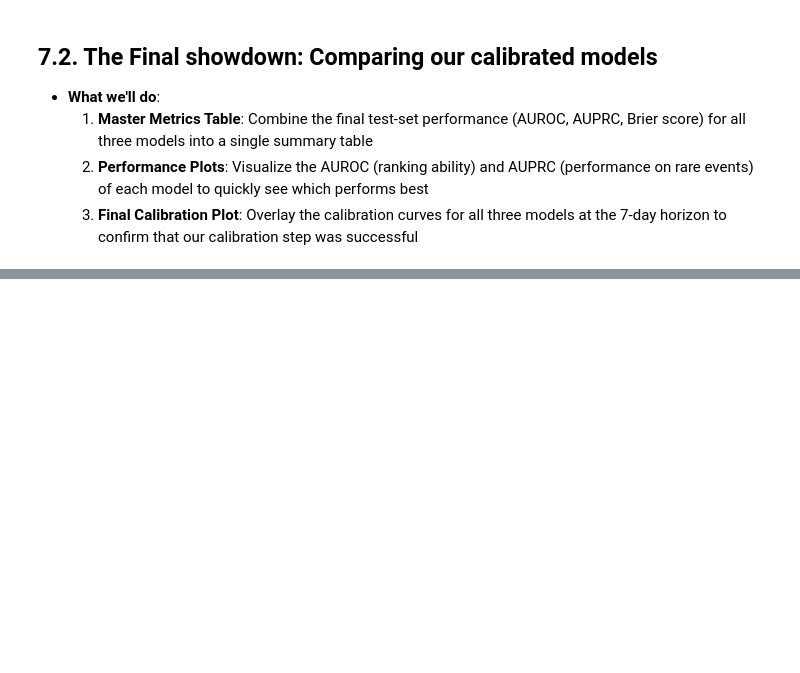
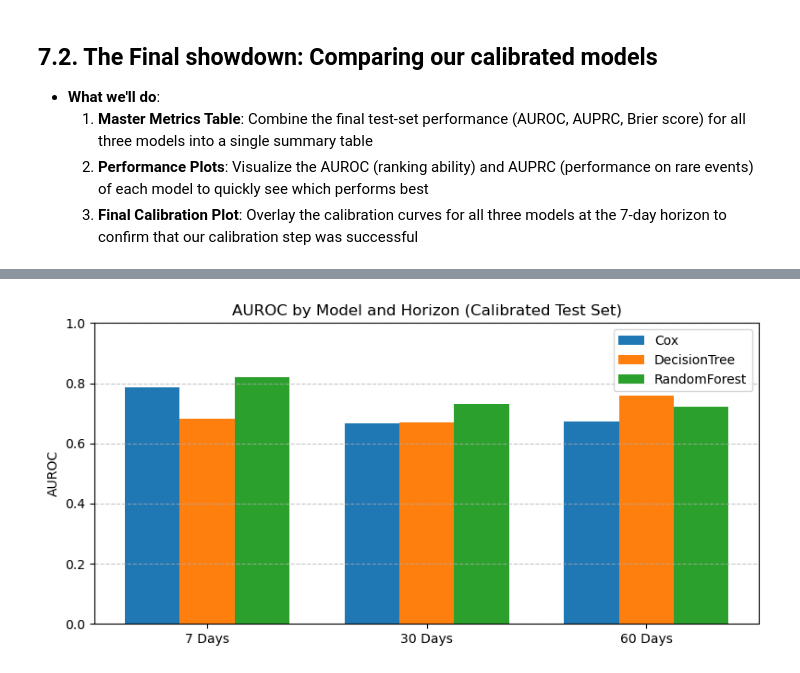
Before and after one commit to IE-ML-for-Healthcare/ICU_Survival_analysis, a Jupyter notebook: 03_ICU_Survival_analysis_DT_RF.ipynb, the cells around one changed output, grey strips where cells are left out. Saved outputs shown, nothing was run; the diff lists cells and outputs as text; code cells hidden in the pictures; blank space fills up the shorter version.

```diff
--- a/03_ICU_Survival_analysis_DT_RF.ipynb
+++ b/03_ICU_Survival_analysis_DT_RF.ipynb
@@ -1445,42 +1606,80 @@ print("Calibrators trained on validation set and calibrated predictions stored."
     2.  **Performance Plots**: Visualize the AUROC (ranking ability) and AUPRC (performance on rare events) of each model to quickly see which performs best
     3.  **Final Calibration Plot**: Overlay the calibration curves for all three models at the 7-day horizon to confirm that our calibration step was successful
 # %%
+# Final model comparison: calibrated AUROC, AUPRC, Brier + grouped bars and 7-day calibration
 HORIZONS = ARTIFACTS["horizons_days"]
 
+# ---- Step 1: build calibrated metrics table with safe fallbacks ----
 rows = []
-# --- Step 1: Build a master table with calibrated metrics ---
 for h in HORIZONS:
     y_te = ARTIFACTS["labels_test"][h]["y_true"].to_numpy()
     m_te = ARTIFACTS["labels_test"][h]["mask"]
 
-    # Calculate metrics for each model using the calibrated predictions
-    rows.append({"model": "Cox", "horizon_days": h, **fixed_horizon_metrics(
-        y_te, ARTIFACTS["cph_pred_test_cal"][f"Risk_{h}d"], m_te)})
+    # choose calibrated if present, else raw
+    cph_key = "cph_pred_test_cal" if "cph_pred_test_cal" in ARTIFACTS else "cph_pred_test"
+    dt_key  = "dt_pred_test_cal"  if "dt_pred_test_cal"  in ARTIFACTS else "dt_pred_test"
+    rf_key  = "rf_pred_test_cal"  if "rf_pred_test_cal"  in ARTIFACTS else "rf_pred_test"
 
-    rows.append({"model": "DecisionTree", "horizon_days": h, **fixed_horizon_metrics(
-        y_te, ARTIFACTS["dt_pred_test_cal"][f"DT_Risk_{h}d"], m_te)})
-
-    rows.append({"model": "RandomForest", "horizon_days": h, **fixed_horizon_metrics(
-        y_te, ARTIFACTS["rf_pred_test_cal"][f"RF_Risk_{h}d"], m_te)})
+    rows.append({
+        "model": "Cox", "horizon_days": h,
+        **fixed_horizon_metrics(y_te, ARTIFACTS[cph_key][f"Risk_{h}d"], m_te)
+    })
+    rows.append({
+        "model": "DecisionTree", "horizon_days": h,
+        **fixed_horizon_metrics(y_te, ARTIFACTS[dt_key][f"DT_Risk_{h}d"], m_te)
+    })
+    rows.append({
+        "model": "RandomForest", "horizon_days": h,
+        **fixed_horizon_metrics(y_te, ARTIFACTS[rf_key][f"RF_Risk_{h}d"], m_te)
+    })
 
 cmp_tbl = pd.DataFrame(rows).sort_values(["horizon_days", "model"]).reset_index(drop=True)
 for c in ["auroc", "auprc", "brier"]:
     cmp_tbl[c] = cmp_tbl[c].round(3)
+
+from IPython.display import display
 display(cmp_tbl.style)
 
+# ---- Step 2: grouped bars via pivot (robust, no query) + prevalence baseline for AUPRC ----
+import numpy as np
+import matplotlib.pyplot as plt
 
-# --- Step 2: Plot grouped bars for AUROC and AUPRC ---
 model_order = ["Cox", "DecisionTree", "RandomForest"]
 colors = ['#1f77b4', '#ff7f0e', '#2ca02c']
 
-def plot_grouped_bars(metric_name):
-    plt.figure(figsize=(8, 4))
+def plot_grouped_bars(metric_name: str, show_prev: bool = False):
+    piv = cmp_tbl.pivot(index="horizon_days", columns="model", values=metric_name)
+    piv = piv.loc[HORIZONS, model_order].astype(float)
+
     xpos = np.arange(len(HORIZONS))
     width = 0.25
+    group_width = len(model_order) * width
+
+    plt.figure(figsize=(8, 4))
+    # Bars
     for j, m in enumerate(model_order):
-        vals = [float(cmp_tbl.query("horizon_days == @h and model == @m")[metric_name]) for h in HORIZONS]
-        plt.bar(xpos + (j - 1)*width, vals, width=width, label=m, color=colors[j])
+        plt.bar(xpos + (j - 1)*width, piv[m].values, width=width, label=m, color=colors[j])
+
+    # Optional prevalence baseline for AUPRC = prevalence
+    if show_prev and metric_name.lower() == "auprc":
+        prevs = []
+        for h in HORIZONS:
+            mask = ARTIFACTS["labels_test"][h]["mask"]
+            y = ARTIFACTS["labels_test"][h]["y_true"][mask].to_numpy()
+            prevs.append(float(y.mean()))
+        for i, x in enumerate(xpos):
+            y0 = prevs[i]
+            plt.hlines(y=y0,
+                       xmin=x - group_width/2,
+                       xmax=x + group_width/2,
+                       colors="k",
+                       linestyles=":",
+                       linewidth=2,
+                       label="Prevalence baseline" if i == 0 else None)
+            plt.text(x, y0 + 0.02, f"{y0:.2f}", ha="center", va="bottom", fontsize=9)
+
     plt.xticks(xpos, [f"{h} Days" for h in HORIZONS])
+    plt.ylim(0, 1.0)
     plt.ylabel(metric_name.upper())
     plt.title(f"{metric_name.upper()} by Model and Horizon (Calibrated Test Set)")
     plt.legend()
@@ -1489,31 +1688,36 @@ def plot_grouped_bars(metric_name):
     plt.show()
 
 plot_grouped_bars("auroc")
-plot_grouped_bars("auprc")
+plot_grouped_bars("auprc", show_prev=True)
 
-
-# --- Step 3: Plot final calibration overlay at 7 days ---
+# ---- Step 3: 7-day calibration overlay with safe fallbacks ----
 h = 7
 mask = ARTIFACTS["labels_test"][h]["mask"]
 y = ARTIFACTS["labels_test"][h]["y_true"][mask].to_numpy()
 
+cph_key = "cph_pred_test_cal" if "cph_pred_test_cal" in ARTIFACTS else "cph_pred_test"
+dt_key  = "dt_pred_test_cal"  if "dt_pred_test_cal"  in ARTIFACTS else "dt_pred_test"
+rf_key  = "rf_pred_test_cal"  if "rf_pred_test_cal"  in ARTIFACTS else "rf_pred_test"
+
 probs_calibrated = {
-    "Cox":          ARTIFACTS["cph_pred_test_cal"][f"Risk_{h}d"][mask].to_numpy(),
-    "DecisionTree": ARTIFACTS["dt_pred_test_cal"][f"DT_Risk_{h}d"][mask].to_numpy(),
-    "RandomForest": ARTIFACTS["rf_pred_test_cal"][f"RF_Risk_{h}d"][mask].to_numpy(),
+    "Cox":          ARTIFACTS[cph_key][f"Risk_{h}d"][mask].to_numpy(),
+    "DecisionTree": ARTIFACTS[dt_key][f"DT_Risk_{h}d"][mask].to_numpy(),
+    "RandomForest": ARTIFACTS[rf_key][f"RF_Risk_{h}d"][mask].to_numpy(),
 }
 
 plt.figure(figsize=(6, 5))
-plt.plot([0, 1], [0, 1], linestyle="--", color="gray", label="Perfect Calibration")
+plt.plot([0, 1], [0, 1], linestyle="--", color="gray", label="Perfect calibration")
 for i, (name, p) in enumerate(probs_calibrated.items()):
     if y.size > 0 and len(np.unique(y)) > 1:
         frac_pos, prob_mean = calibration_curve(y, p, n_bins=10, strategy="quantile")
         plt.plot(prob_mean, frac_pos, marker="o", label=name, color=colors[i])
-
-plt.xlabel("Predicted Risk (Mean of Bin)")
-plt.ylabel("Observed Event Rate")
-plt.title("Final Calibration at 7 Days (Test Set)")
+plt.xlabel("Predicted risk (mean of bin)")
+plt.ylabel("Observed event rate")
+plt.title("Final calibration at 7 days (test set)")
 plt.legend()
 plt.grid(True, linestyle='--', alpha=0.7)
 plt.tight_layout()
+plt.xlim(0, .4)
+plt.ylim(0, .4)
 plt.show()
+# %% [output]
@@ -1519,0 +1734 @@ plt.show()
+[figure, added]
```
Also changed, not shown: parts of 20 cells of this notebook.
